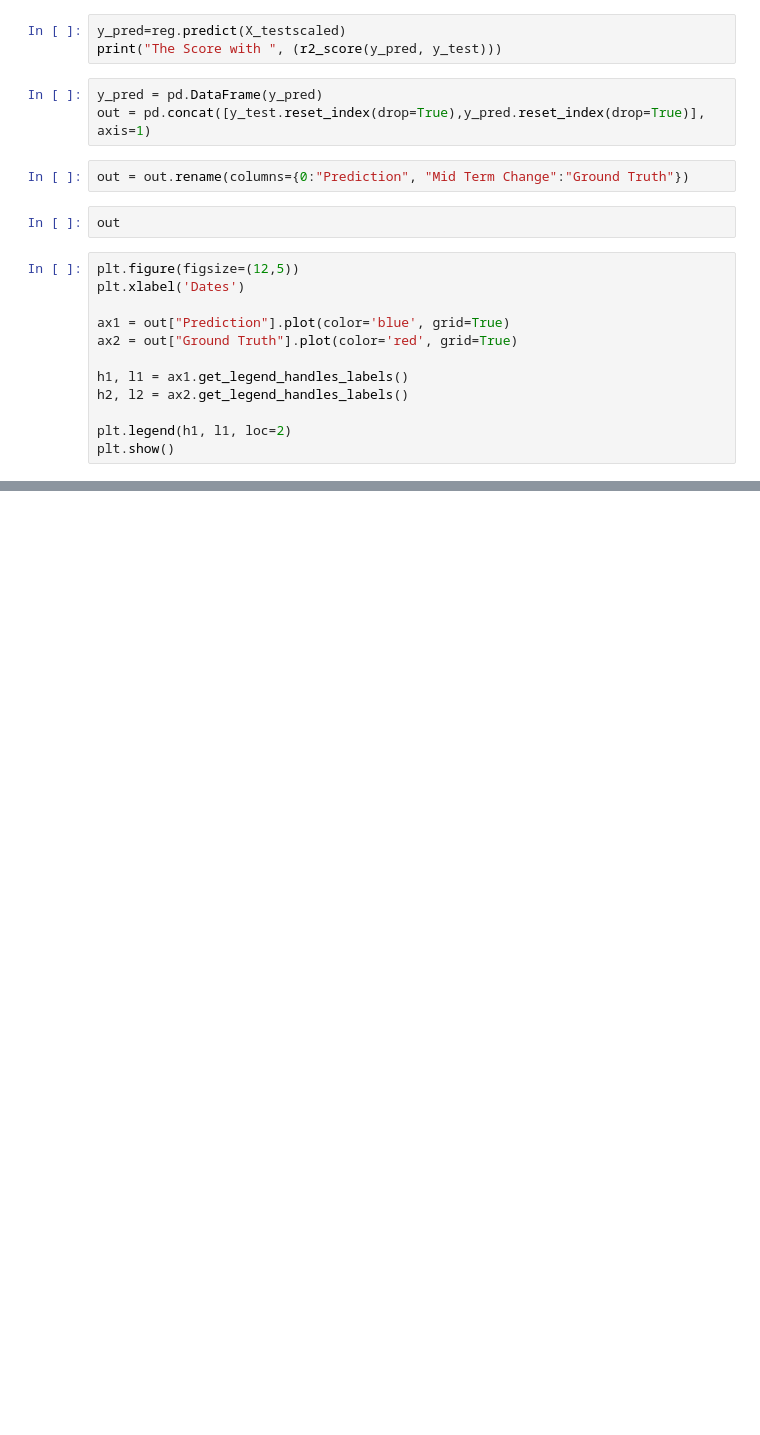
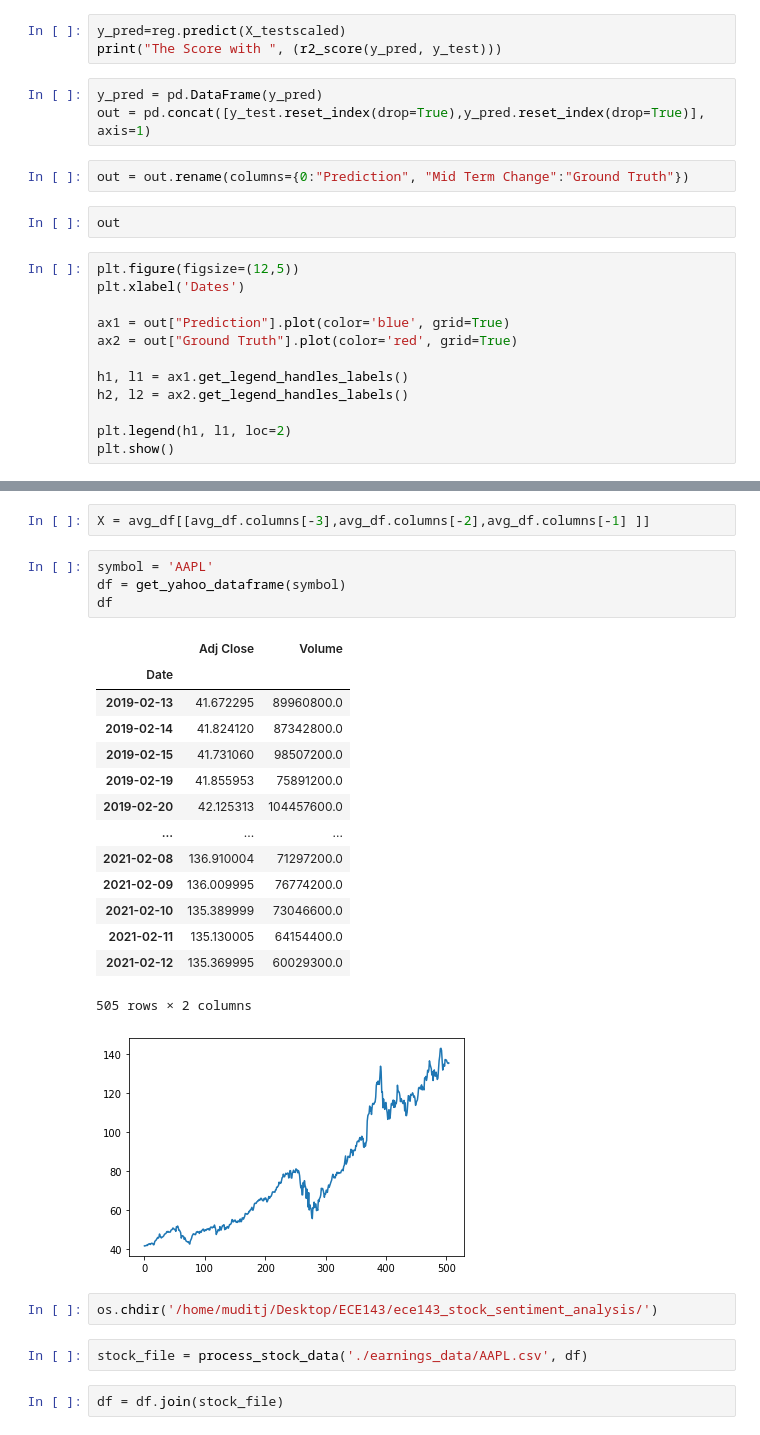
Before and after one commit to sj-ucsd/ece143_stock_sentiment_analysis, a Jupyter notebook: Project.ipynb, the cells around one changed output, grey strips where cells are left out. Saved outputs shown, nothing was run; the diff lists cells and outputs as text; blank space fills up the shorter version.

```diff
--- a/Project.ipynb
+++ b/Project.ipynb
@@ -523,0 +660,28 @@ plt.show()
+# %%
+X = avg_df[[avg_df.columns[-3],avg_df.columns[-2],avg_df.columns[-1] ]]
+# %%
+symbol = 'AAPL'
+df = get_yahoo_dataframe(symbol)
+df
+# %% [output]
+|  | Adj Close | Volume |
+| Date |  |  |
+| 2019-02-13 | 41.672295 | 89960800.0 |
+| 2019-02-14 | 41.824120 | 87342800.0 |
+| 2019-02-15 | 41.731060 | 98507200.0 |
+| 2019-02-19 | 41.855953 | 75891200.0 |
+| 2019-02-20 | 42.125313 | 104457600.0 |
+| ... | ... | ... |
+| 2021-02-08 | 136.910004 | 71297200.0 |
+| 2021-02-09 | 136.009995 | 76774200.0 |
+| 2021-02-10 | 135.389999 | 73046600.0 |
+| 2021-02-11 | 135.130005 | 64154400.0 |
+| 2021-02-12 | 135.369995 | 60029300.0 |
+505 rows × 2 columns
+[figure, added]
+# %%
+os.chdir('/home/muditj/Desktop/ECE143/ece143_stock_sentiment_analysis/')
+# %%
+stock_file = process_stock_data('./earnings_data/AAPL.csv', df)
+# %%
+df = df.join(stock_file)
```
Also changed, not shown: parts of 42 cells of this notebook.
